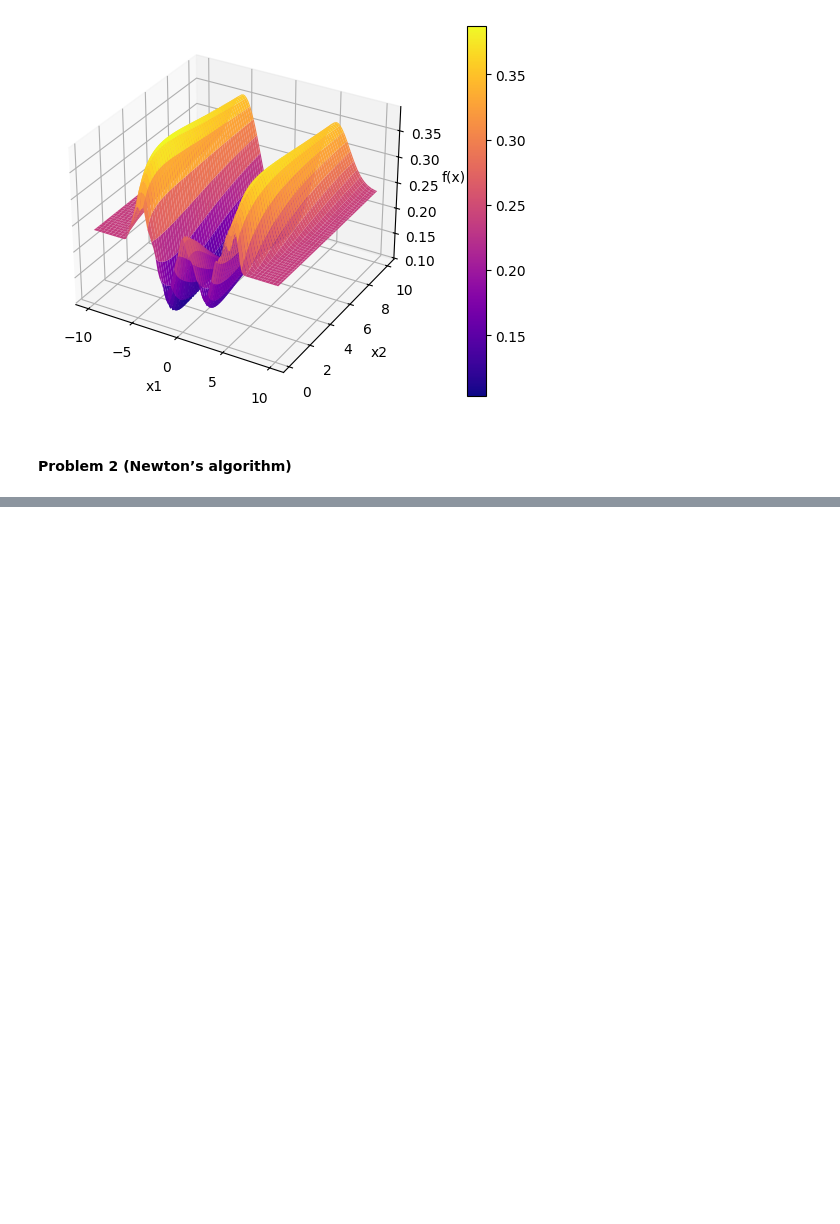
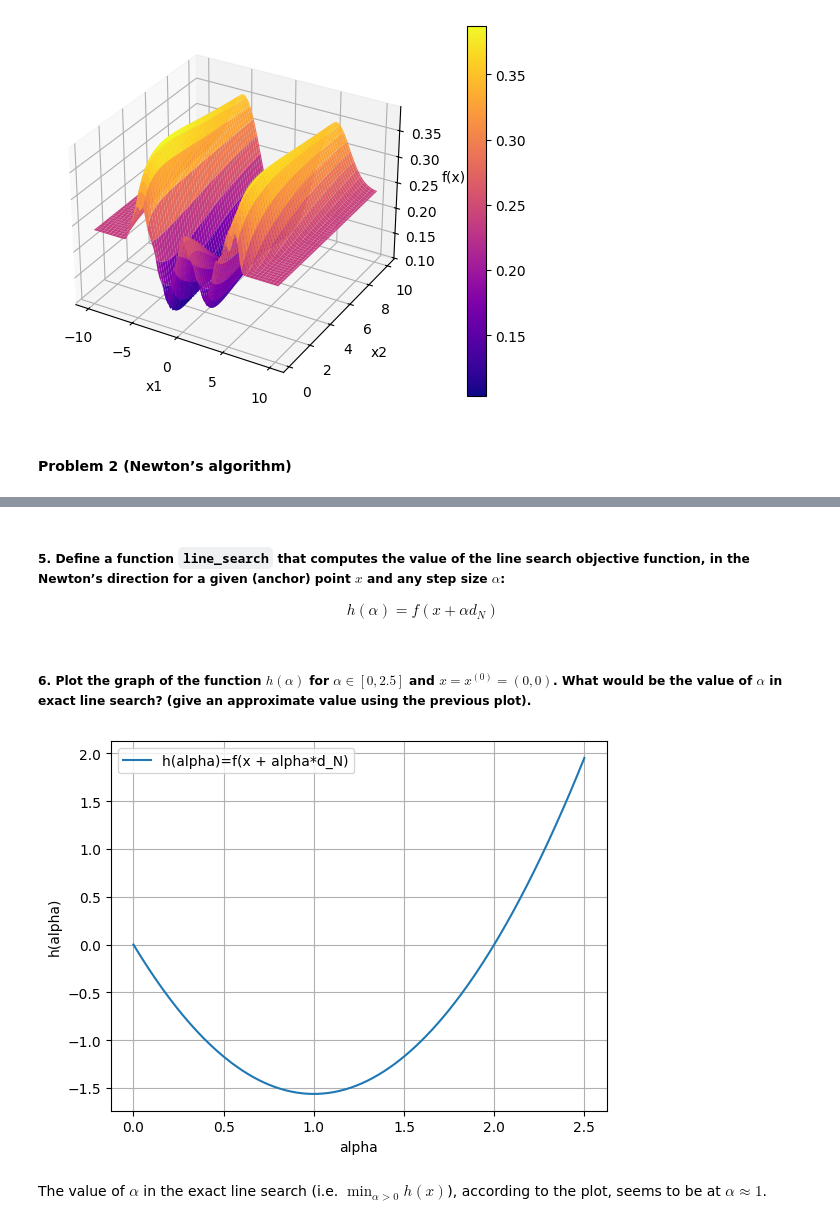
Before and after one commit to ghi-la/OptimizationMethods, a Jupyter notebook: Assignment3/Ass3_GhilardiniMatteo.ipynb, the cells around one changed output, grey strips where cells are left out. Cells and saved outputs as stored; diff of their text form; code cells hidden in the pictures; blank space fills up the shorter version.

```diff
--- a/Assignment3/Ass3_GhilardiniMatteo.ipynb
+++ b/Assignment3/Ass3_GhilardiniMatteo.ipynb
@@ -402,0 +517,6 @@ plot_3d_surface(dataset2)
+# %%
+def f(x):
+    x1, x2 = x[0], x[1]     # Extract x1 and x2 from x
+    return 4 * x1**2 - 3 * x1 + x2**2 + 2 * x2
+
+print('f(x) with x=(0,0) =', f([0,0]))
@@ -402,0 +637,30 @@ plot_3d_surface(dataset2)
+# %% [markdown]
+##### 5. Define a function `line_search` that computes the value of the line search objective function, in the Newton’s direction for a given (anchor) point $x$ and any step size $\alpha$:
+$$
+    h(\alpha) = f(x + \alpha d_N)
+$$
+# %%
+def line_search(f, x, alpha, d_N):
+    return f(x + alpha * d_N)
+# %% [markdown]
+##### 6. Plot the graph of the function $h(\alpha)$ for $\alpha \in [0, 2.5]$ and $x = x^{(0)} = (0, 0)$. What would be the value of $\alpha$ in exact line search? (give an approximate value using the previous plot).
+# %%
+x0 = np.array([0.0, 0.0])               # Anchor point
+dN = np.array([3/8, -1])                # Newton's direction
+alphas = np.linspace(0, 2.5, 250)
+
+h_vals = []
+
+for alpha in alphas:
+    h_vals.append(line_search(f, x0, alpha, dN))
+
+plt.plot(alphas, h_vals, label='h(alpha)=f(x + alpha*d_N)')
+plt.xlabel('alpha')
+plt.ylabel('h(alpha)')
+plt.grid(True)
+plt.legend()
+plt.show()
+# %% [output]
+[figure, added]
+# %% [markdown]
+The value of $\alpha$ in the exact line search (i.e. $\min_{\alpha > 0} h(x)$), according to the plot, seems to be at $\alpha \approx 1$.
```
Also changed, not shown: parts of 33 cells of this notebook, 1 other file.
